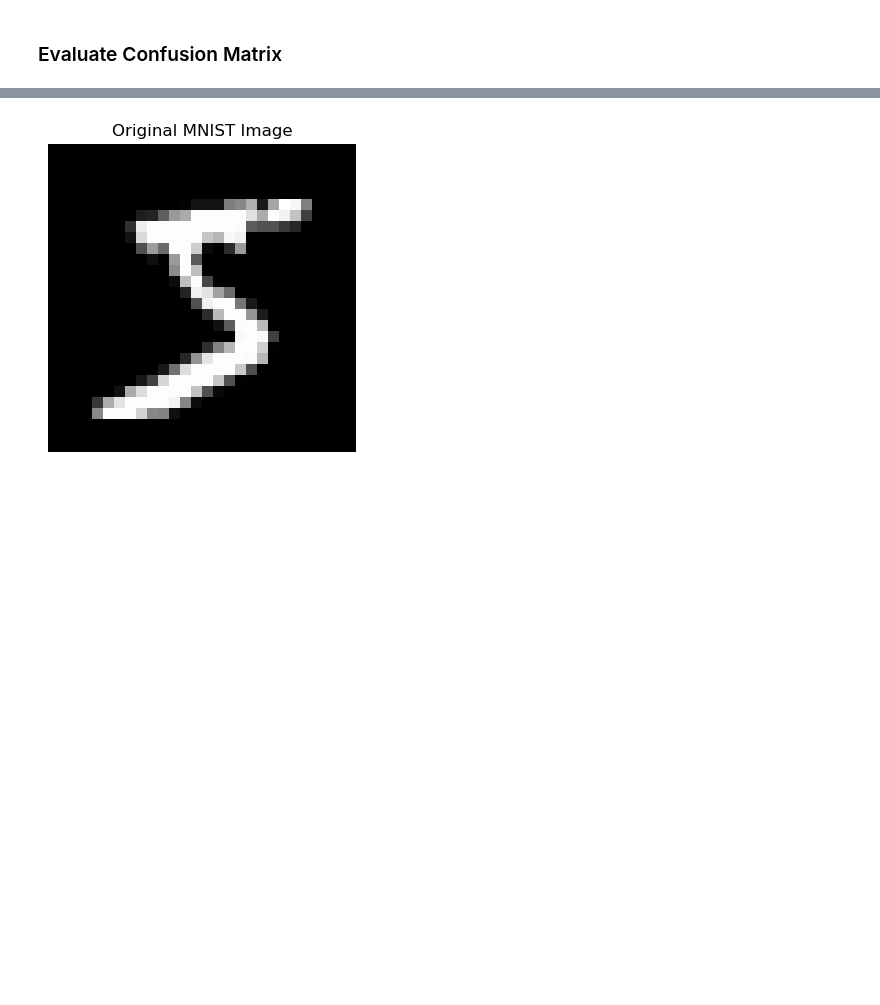
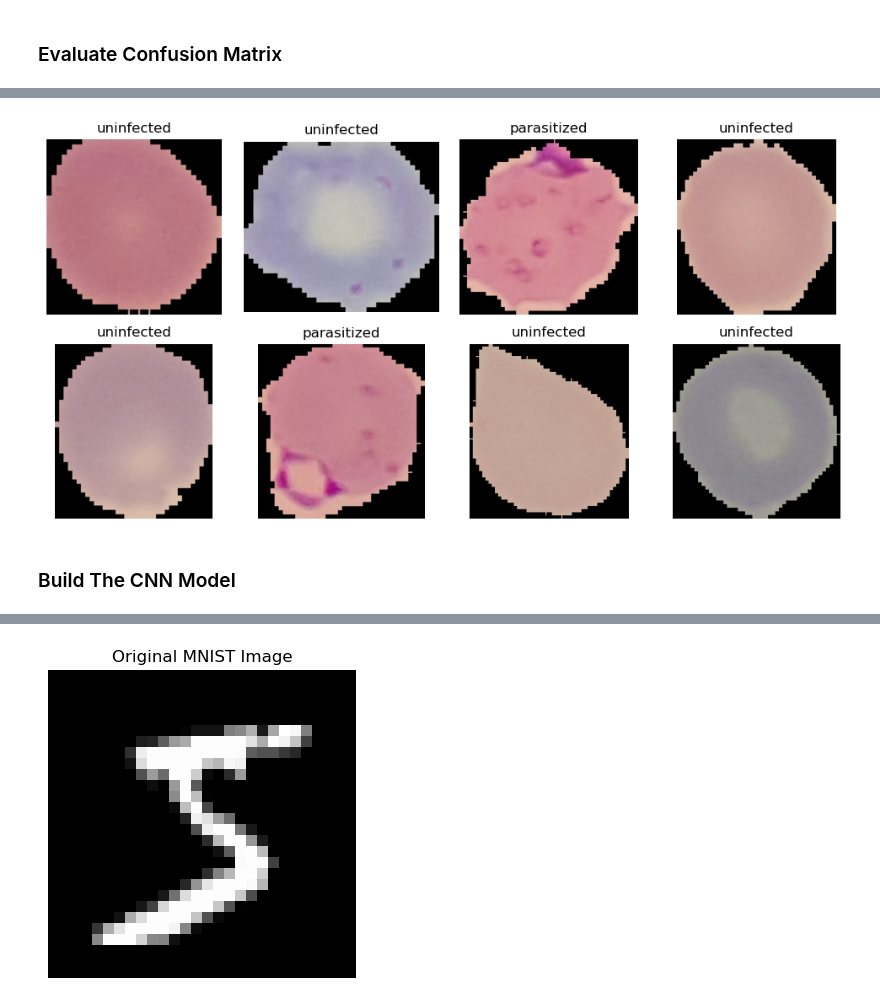
Before and after one commit to uncsdis/Data-785-Deep-Learning, a Jupyter notebook: Week 5 - CNNs /Convolutional Neural Networks.ipynb, the cells around one changed output, grey strips where cells are left out. Drawn from its saved outputs; the diff is of its cells as text; code cells hidden in the pictures; blank space fills up the shorter version.

```diff
--- a/Week 5 - CNNs /Convolutional Neural Networks.ipynb
+++ b/Week 5 - CNNs /Convolutional Neural Networks.ipynb
@@ -69,13 +167,29 @@ Output Shape (TensorFlow): (1, 26, 26, 32)
 import torch
 import torch.nn as nn
 
-# Create a dummy image (1 sample, 1 channel, 28x28 pixels)
-image = torch.rand(1, 1, 28, 28)
+# PyTorch expects (batch, channels, height, width) -- channels come first.
+image = torch.tensor(img).reshape(1, 1, 64, 64)
 
-# Define a convolutional layer with 32 filters and a 3x3 kernel
-conv_layer = nn.Conv2d(in_channels=1, out_channels=32, kernel_size=3, stride=1, padding=1)
+# A Conv2d layer with one filter per kernel. padding=1 keeps the output 64x64.
+conv_layer = nn.Conv2d(in_channels=1, out_channels=len(kernels), kernel_size=3,
+                       stride=1, padding=1, bias=False)
 
-# Apply the layer to the image
-output = conv_layer(image)
-print("Output Shape (PyTorch):", output.shape)
+# Load our hand-made kernels. Conv2d weight shape is (out_ch, in_ch, kernel_h, kernel_w).
+W = torch.zeros(len(kernels), 1, 3, 3)
+for i, k in enumerate(kernels.values()):
+    W[i, 0] = torch.tensor(k, dtype=torch.float32)
+with torch.no_grad():
+    conv_layer.weight.copy_(W)
+
+# Apply the convolution.
+with torch.no_grad():
+    output = conv_layer(image)
+print("Input shape: ", tuple(image.shape))     # (1, 1, 64, 64)
+print("Output shape:", tuple(output.shape))    # (1, 3, 64, 64) -> one feature map per filter
+
+feature_maps = [output[0, i].numpy() for i in range(len(kernels))]
+show_feature_maps(img, feature_maps, kernels.keys(), "PyTorch")
+
+# Show the numbers under the hood for a readable crop of the images above.
+print_value_crop([img] + feature_maps, ["Original"] + list(kernels.keys()))
 # %% [markdown]
@@ -502,0 +786,12 @@ weighted avg       0.91      0.90      0.90     10000
+# %%
+# Look at a few REAL cells. Parasitized cells usually contain small purple/violet
+# spots (the parasite); uninfected cells look clean.
+plt.figure(figsize=(10, 5))
+for i, (image, label) in enumerate(train_raw.take(8)):
+    plt.subplot(2, 4, i + 1)
+    plt.imshow(image.numpy())                 # original image, in its true colors
+    plt.title(class_names[int(label)])
+    plt.axis('off')
+plt.tight_layout()
+plt.show()
+# %% [output]
@@ -502,0 +800,3 @@ weighted avg       0.91      0.90      0.90     10000
+[figure, added]
+# %% [markdown]
+### Build The CNN Model
```
Also changed, not shown: parts of 50 cells of this notebook, 2 other files.
